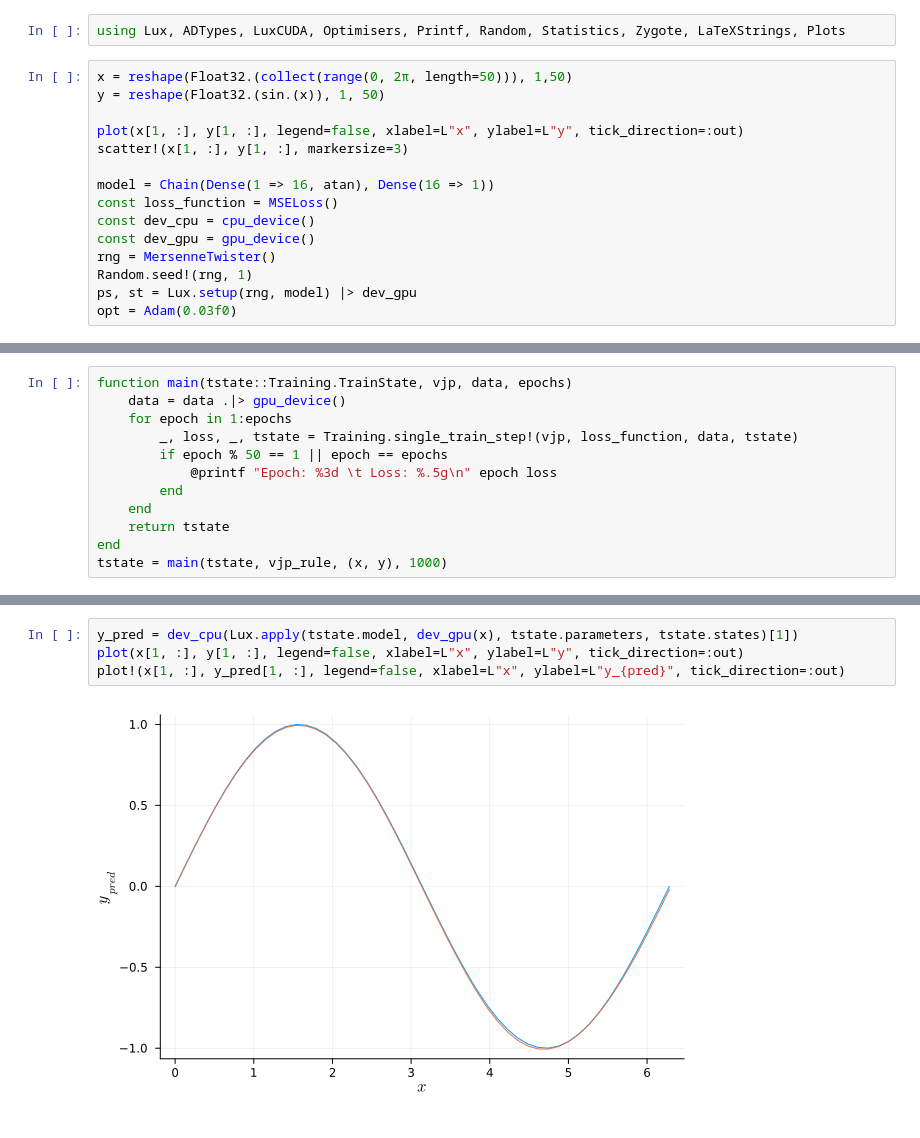
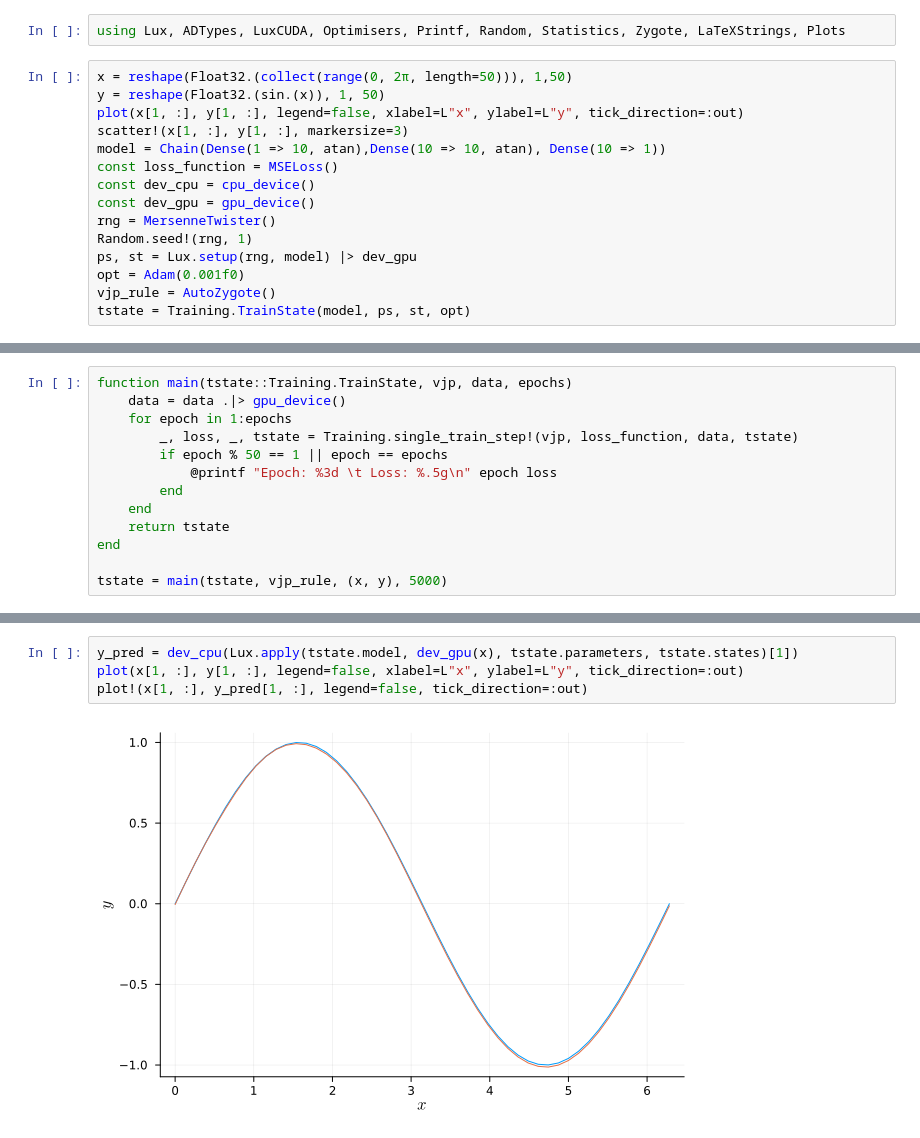
Before and after one commit to oscar-rincon/ReScience-PINNs-Lux, a Jupyter notebook: function_approx_2.ipynb, the cells around one changed output, grey strips where cells are left out. Saved outputs shown, nothing was run; the diff lists cells and outputs as text.

```diff
--- a/function_approx_2.ipynb
+++ b/function_approx_2.ipynb
@@ -3,16 +3,16 @@ using Lux, ADTypes, LuxCUDA, Optimisers, Printf, Random, Statistics, Zygote, LaT
 # %%
 x = reshape(Float32.(collect(range(0, 2π, length=50))), 1,50)
 y = reshape(Float32.(sin.(x)), 1, 50)
-
 plot(x[1, :], y[1, :], legend=false, xlabel=L"x", ylabel=L"y", tick_direction=:out)
 scatter!(x[1, :], y[1, :], markersize=3)
-
-model = Chain(Dense(1 => 16, atan), Dense(16 => 1))
+model = Chain(Dense(1 => 10, atan),Dense(10 => 10, atan), Dense(10 => 1))
 const loss_function = MSELoss()
 const dev_cpu = cpu_device()
 const dev_gpu = gpu_device()
 rng = MersenneTwister()
 Random.seed!(rng, 1)
 ps, st = Lux.setup(rng, model) |> dev_gpu
-opt = Adam(0.03f0)
+opt = Adam(0.001f0)
+vjp_rule = AutoZygote()
+tstate = Training.TrainState(model, ps, st, opt)
 # %% [output]
@@ -28,5 +33,6 @@ function main(tstate::Training.TrainState, vjp, data, epochs)
     end
     return tstate
 end
-tstate = main(tstate, vjp_rule, (x, y), 1000)
+
+tstate = main(tstate, vjp_rule, (x, y), 5000)
 # %% [output]
@@ -56,6 +62,6 @@ TrainState
 # %%
 y_pred = dev_cpu(Lux.apply(tstate.model, dev_gpu(x), tstate.parameters, tstate.states)[1])
 plot(x[1, :], y[1, :], legend=false, xlabel=L"x", ylabel=L"y", tick_direction=:out)
-plot!(x[1, :], y_pred[1, :], legend=false, xlabel=L"x", ylabel=L"y_{pred}", tick_direction=:out)
+plot!(x[1, :], y_pred[1, :], legend=false, tick_direction=:out)
 # %% [output]
-[figure, old version]
+[figure, new version]
```
Also changed, not shown: parts of 2 cells of this notebook, 5 other files.
